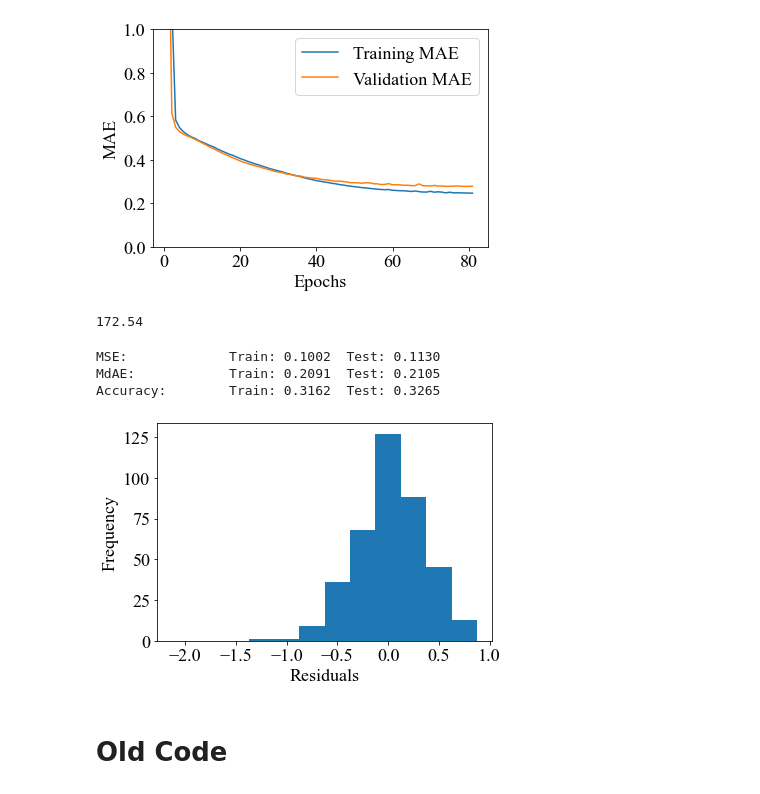
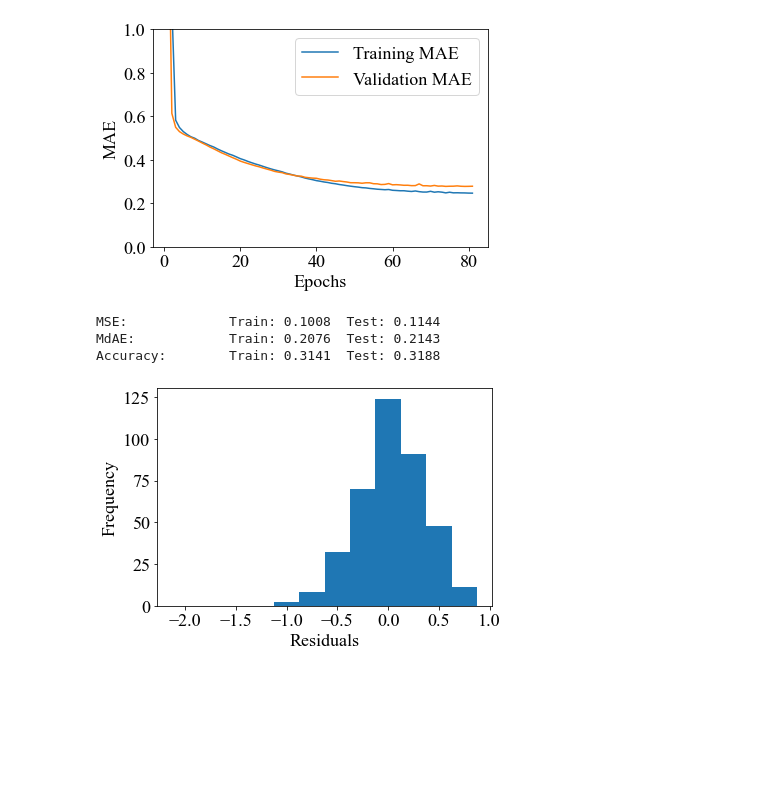
Before and after one commit to ElisabethBrockhaus/Chocolate_bar_rating, a Jupyter notebook: chocolate_rating_data.ipynb, the cells around one changed output. Cells and saved outputs as stored; diff of their text form; code cells hidden in the pictures; blank space fills up the shorter version.

```diff
--- a/chocolate_rating_data.ipynb
+++ b/chocolate_rating_data.ipynb
@@ -1384,0 +1530,4 @@ Accuracy:        Train: 0.3425 , Valid: 0.3205
+# %%
+rf = RandomForestRegressor(max_depth=8, min_samples_leaf=15, n_estimators = 300, random_state=1)
+rf.fit(X_train[rf_cols], y_train)
+print_scores(rf.predict(X_train[rf_cols]), rf.predict(X_test[rf_cols]))
@@ -1384,0 +1577,7 @@ Accuracy:        Train: 0.3425 , Valid: 0.3205
+# %%
+rf_ensemble = RandomForestEnsemble()
+rf_cols = rf_ensemble.get_columns()
+rf_ensemble.fit(X_train[rf_cols], y_train)
+y_pred_train = rf_ensemble.predict(X_train[rf_cols])
+y_pred = rf_ensemble.predict(X_test[rf_cols])
+print_scores(y_pred_train, y_pred)
@@ -1404,7 +1607,7 @@ hub_layer = hub.KerasLayer(model_url, input_shape=[], dtype=tf.string, trainable
 # %%
 model = tf.keras.Sequential()
 model.add(hub_layer)
-model.add(tf.keras.layers.Dense(16, activation="relu"))
+model.add(tf.keras.layers.Dense(32, activation="relu"))
 model.add(tf.keras.layers.Dense(1))
 
 model.summary()
@@ -1488,21 +1691,15 @@ plt.show()
 # %% [output]
 [figure]
 # %%
-y_pred_train = model.predict(X_train["most_memorable_characteristics"], verbose=False).reshape(-1)
-y_pred = model.predict(X_test["most_memorable_characteristics"], verbose=False).reshape(-1)
+y_pred_nn_train = model.predict(X_train["most_memorable_characteristics"], verbose=False).reshape(-1)
+y_pred_nn = model.predict(X_test["most_memorable_characteristics"], verbose=False).reshape(-1)
-# %%
-14.90 + 29.25 + 128.39
-# %% [output]
-172.54
 # %%
-print_scores(y_pred_train, y_pred)
+print_scores(y_pred_nn_train, y_pred_nn)
 # %% [output]
-MSE:             Train: 0.1002  Test: 0.1130
-MdAE:            Train: 0.2091  Test: 0.2105
-Accuracy:        Train: 0.3162  Test: 0.3265
+MSE:             Train: 0.1008  Test: 0.1144
+MdAE:            Train: 0.2076  Test: 0.2143
+Accuracy:        Train: 0.3141  Test: 0.3188
 # %%
-histogram_residuals(y_test, y_pred, "text_embedding")
+histogram_residuals(y_test, y_pred_nn, "text_embedding")
 # %% [output]
-[figure, old version]
+[figure, new version]
-# %% [markdown]
-# Old Code
```
Also changed, not shown: parts of 85 cells of this notebook.
